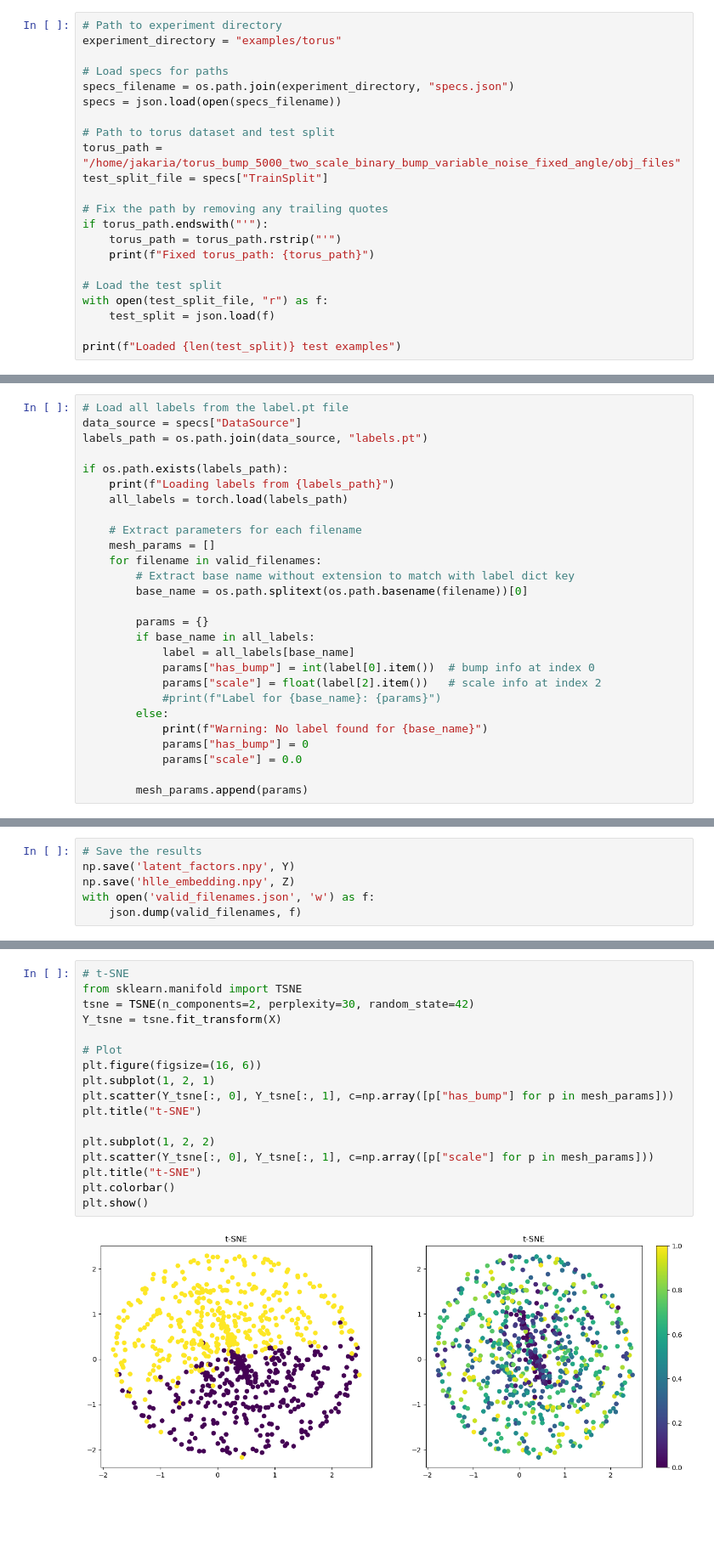
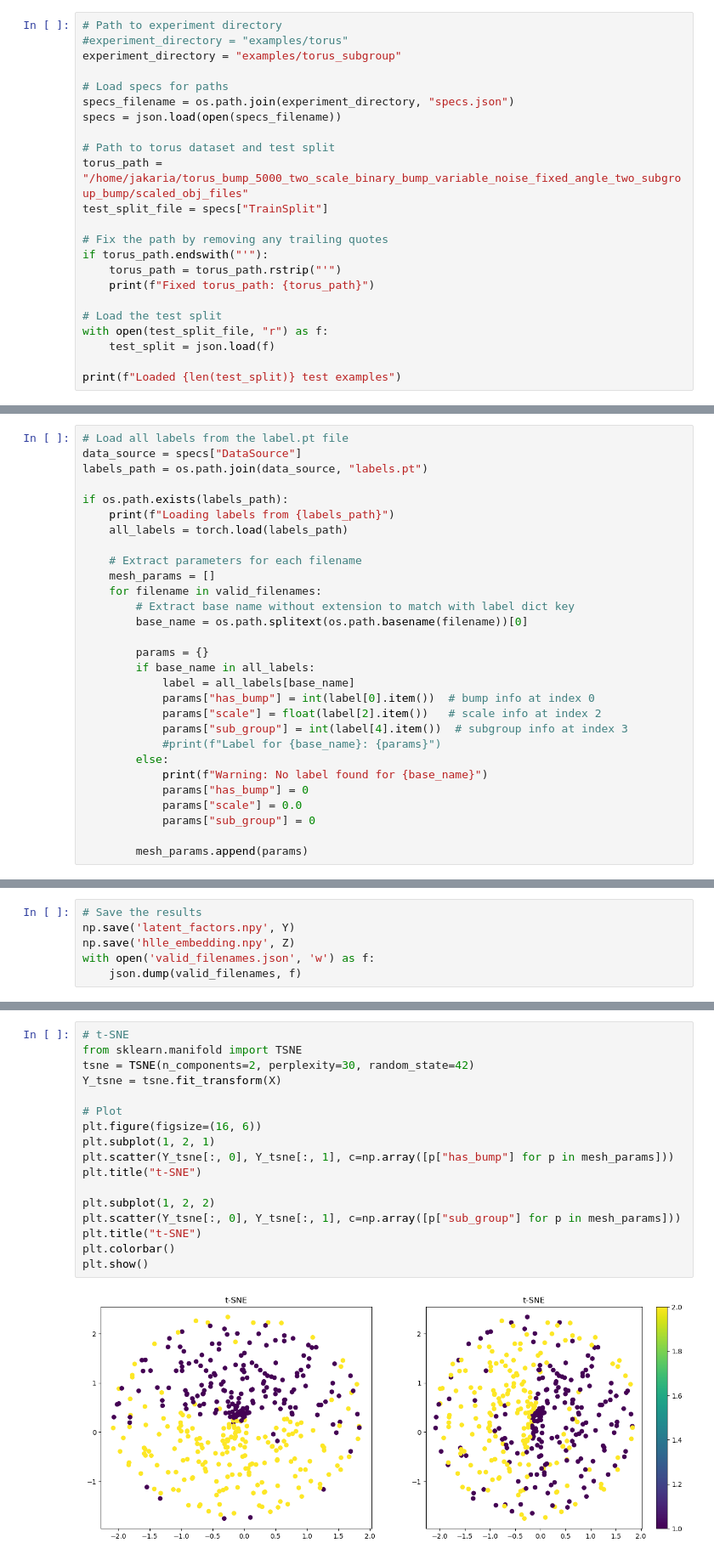
Before and after one commit to Jakaria08/Disentangle_Latent_Space_Deep_SDF, a Jupyter notebook: run_HLLE_ICA.ipynb, the cells around one changed output, grey strips where cells are left out. Shown at 85% size. Drawn from its saved outputs; the diff is of its cells as text; blank space fills up the shorter version.

Commit message:
VAE with contrastive loss working. Subgroup is unknown and bump/size is known. Results are good visually. Doing analytical processing

```diff
--- a/run_HLLE_ICA.ipynb
+++ b/run_HLLE_ICA.ipynb
@@ -19,14 +19,15 @@ import deep_sdf.workspace as ws
 import networks.sdf_vae as vae
 # %%
 # Path to experiment directory
-experiment_directory = "examples/torus"
+#experiment_directory = "examples/torus"
+experiment_directory = "examples/torus_subgroup"
 
 # Load specs for paths
 specs_filename = os.path.join(experiment_directory, "specs.json")
 specs = json.load(open(specs_filename))
 
 # Path to torus dataset and test split
-torus_path = "/home/jakaria/torus_bump_5000_two_scale_binary_bump_variable_noise_fixed_angle/obj_files"
+torus_path = "/home/jakaria/torus_bump_5000_two_scale_binary_bump_variable_noise_fixed_angle_two_subgroup_bump/scaled_obj_files"
 test_split_file = specs["TrainSplit"]
 
 # Fix the path by removing any trailing quotes
@@ -96,11 +97,13 @@ if os.path.exists(labels_path):
             label = all_labels[base_name]
             params["has_bump"] = int(label[0].item())  # bump info at index 0
             params["scale"] = float(label[2].item())   # scale info at index 2
+            params["sub_group"] = int(label[4].item())  # subgroup info at index 3
             #print(f"Label for {base_name}: {params}")
         else:
             print(f"Warning: No label found for {base_name}")
             params["has_bump"] = 0
             params["scale"] = 0.0
+            params["sub_group"] = 0
 
         mesh_params.append(params)
 # %% [output]
@@ -206,22 +219,22 @@ Component 4 correlation with scale feature: -0.0667
 # %%
 # t-SNE
 from sklearn.manifold import TSNE
 tsne = TSNE(n_components=2, perplexity=30, random_state=42)
 Y_tsne = tsne.fit_transform(X)
 
 # Plot
 plt.figure(figsize=(16, 6))
 plt.subplot(1, 2, 1)
 plt.scatter(Y_tsne[:, 0], Y_tsne[:, 1], c=np.array([p["has_bump"] for p in mesh_params]))
 plt.title("t-SNE")
 
 plt.subplot(1, 2, 2)
-plt.scatter(Y_tsne[:, 0], Y_tsne[:, 1], c=np.array([p["scale"] for p in mesh_params]))
+plt.scatter(Y_tsne[:, 0], Y_tsne[:, 1], c=np.array([p["sub_group"] for p in mesh_params]))
 plt.title("t-SNE")
 plt.colorbar()
 plt.show()
 # %% [output]
-[figure, old version]
+[figure, new version]
 # %%
 # 1. Try PCA
 from sklearn.decomposition import PCA
```
Also changed, not shown: parts of 14 cells of this notebook, 10 other files.
